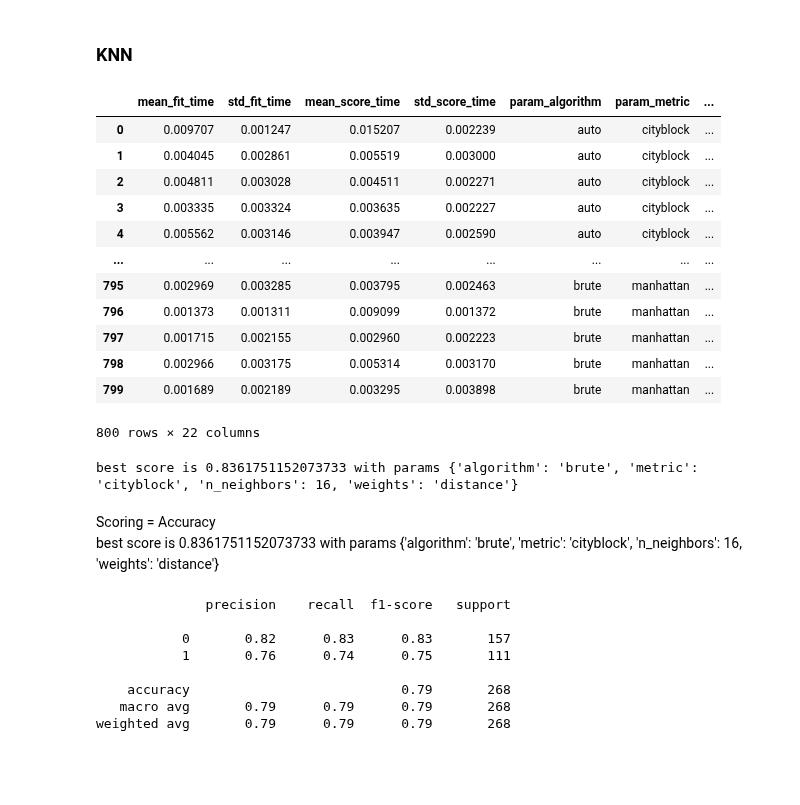
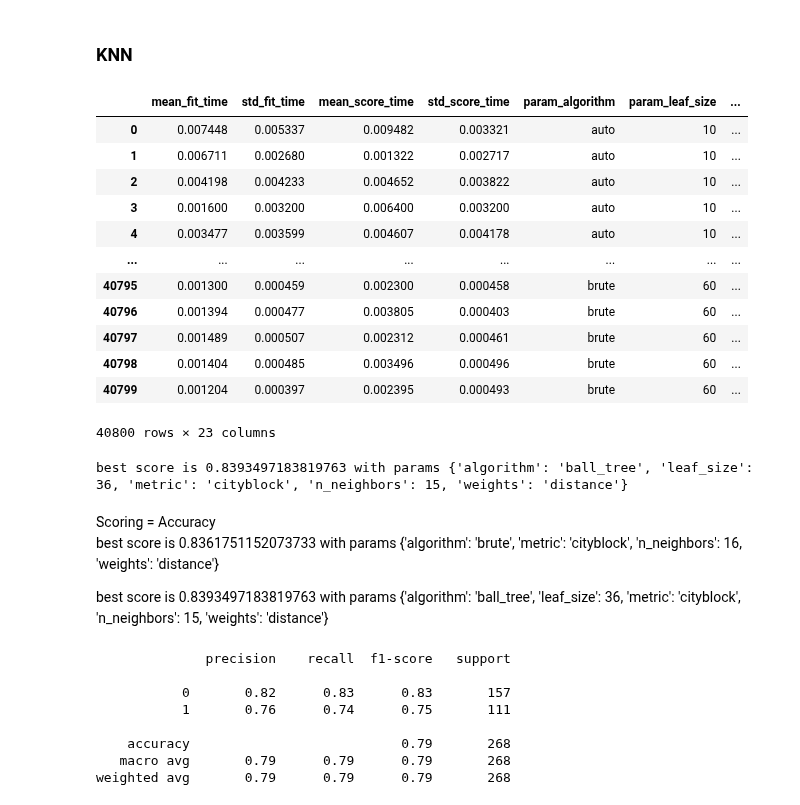
Before and after one commit to mariusjb/dm1-titanic, a Jupyter notebook: codes_chrisi_KNN_DecisionTree.ipynb, the cells around one changed output. Cells and saved outputs as stored; diff of their text form; code cells hidden in the pictures; blank space fills up the shorter version.

```diff
--- a/codes_chrisi_KNN_DecisionTree.ipynb
+++ b/codes_chrisi_KNN_DecisionTree.ipynb
@@ -6,17 +6,35 @@ import pandas as pd
 import matplotlib.pyplot as plt
 import random
 # %%
-# read dataframe
+# read train and test data
 
 from datetime import datetime
 import os
 
-# this should be the last date!!!
-files = sorted([f for f in os.listdir("data") if (f.endswith(".csv") and (f.startswith("preprocessed_2")))], reverse=True)
-latest = files[0]
-df = pd.read_csv(f"data/{latest}")
+# train_data
+train_data_files = sorted([f for f in os.listdir("data") if (f.endswith(".csv") and (f.startswith("train_data_")))], reverse=True)
+latest_train_data = train_data_files[0]
+train_data = pd.read_csv(f"data/{latest_train_data}")
 
 # drop new generated index column
-df.drop(df.columns[0], axis=1, inplace=True)
-df.head()
+train_data.drop(train_data.columns[0], axis=1, inplace=True)
+display(train_data.head())
+
+# split train_data for models
+y_train = train_data['Survived']
+X_train = train_data.drop('Survived', axis=1)
+
+
+# test_data
+test_data_files = sorted([f for f in os.listdir("data") if (f.endswith(".csv") and (f.startswith("test_data_")))], reverse=True)
+latest_test_data = test_data_files[0]
+test_data = pd.read_csv(f"data/{latest_test_data}")
+
+#drop new generated index column
+test_data.drop(test_data.columns[0], axis=1, inplace=True)
+display(test_data.head())
+
+# split test_data for models
+y_test = test_data['Survived']
+X_test = test_data.drop('Survived', axis=1)
 # %% [output]
@@ -32,11 +56,11 @@ from sklearn.model_selection import train_test_split
 from sklearn.metrics import accuracy_score, precision_score, recall_score, f1_score, classification_report
 from sklearn.neighbors import KNeighborsClassifier
 
-# define target variable and drop it in the training set
-y = df["Survived"]
-X = df.drop("Survived", axis=1)
+# # define target variable and drop it in the training set
+# y = df["Survived"]
+# X = df.drop("Survived", axis=1)
 
-X_train, X_test, y_train, y_test = train_test_split(X, y, test_size=0.30, random_state=42, shuffle=True)
+# X_train, X_test, y_train, y_test = train_test_split(X, y, test_size=0.30, random_state=42, shuffle=True)
 # %% [markdown]
 ### KNN
 # %%
@@ -48,52 +72,54 @@ import random
 random.seed(10)
 
 # create an estimator
 knn = KNeighborsClassifier()
 
 # specify the parameter grid
 parameters = {
     'n_neighbors': range(1, 21),
     #'p': range(1,5),
     'weights': ['uniform', 'distance'],
     'metric': ['cityblock', 'euclidean', 'l1', 'l2', 'manhattan'],
-    'algorithm': ['auto', 'ball_tree', 'kd_tree', 'brute']
-    #'leaf_size': range(10,61)
+    'algorithm': ['auto', 'ball_tree', 'kd_tree', 'brute'],
+    'leaf_size': range(10,61)
 
 }
 
 # specify the cross validation
 stratified_10_fold_cv = StratifiedKFold(n_splits=10, shuffle=True, random_state=42)
 
 # create the grid search instance
 grid_search_estimator = GridSearchCV(knn, parameters, scoring='accuracy', cv=stratified_10_fold_cv, return_train_score=False, error_score = 'raise')
 
 # run the grid search
 grid_search_estimator.fit(X_train,y_train)
 
 # print the results of all hyper-parameter combinations
 results = pd.DataFrame(grid_search_estimator.cv_results_)
 display(results)
 
 # print the best parameter setting
 print("best score is {} with params {}".format(grid_search_estimator.best_score_, grid_search_estimator.best_params_))
 # %% [output]
-|  | mean_fit_time | std_fit_time | mean_score_time | std_score_time | param_algorithm | param_metric | ... |
-| 0 | 0.009707 | 0.001247 | 0.015207 | 0.002239 | auto | cityblock | ... |
-| 1 | 0.004045 | 0.002861 | 0.005519 | 0.003000 | auto | cityblock | ... |
-| 2 | 0.004811 | 0.003028 | 0.004511 | 0.002271 | auto | cityblock | ... |
-| 3 | 0.003335 | 0.003324 | 0.003635 | 0.002227 | auto | cityblock | ... |
-| 4 | 0.005562 | 0.003146 | 0.003947 | 0.002590 | auto | cityblock | ... |
+|  | mean_fit_time | std_fit_time | mean_score_time | std_score_time | param_algorithm | param_leaf_size | ... |
+| 0 | 0.007448 | 0.005337 | 0.009482 | 0.003321 | auto | 10 | ... |
+| 1 | 0.006711 | 0.002680 | 0.001322 | 0.002717 | auto | 10 | ... |
+| 2 | 0.004198 | 0.004233 | 0.004652 | 0.003822 | auto | 10 | ... |
+| 3 | 0.001600 | 0.003200 | 0.006400 | 0.003200 | auto | 10 | ... |
+| 4 | 0.003477 | 0.003599 | 0.004607 | 0.004178 | auto | 10 | ... |
 | ... | ... | ... | ... | ... | ... | ... | ... |
-| 795 | 0.002969 | 0.003285 | 0.003795 | 0.002463 | brute | manhattan | ... |
-| 796 | 0.001373 | 0.001311 | 0.009099 | 0.001372 | brute | manhattan | ... |
-| 797 | 0.001715 | 0.002155 | 0.002960 | 0.002223 | brute | manhattan | ... |
-| 798 | 0.002966 | 0.003175 | 0.005314 | 0.003170 | brute | manhattan | ... |
-| 799 | 0.001689 | 0.002189 | 0.003295 | 0.003898 | brute | manhattan | ... |
+| 40795 | 0.001300 | 0.000459 | 0.002300 | 0.000458 | brute | 60 | ... |
+| 40796 | 0.001394 | 0.000477 | 0.003805 | 0.000403 | brute | 60 | ... |
+| 40797 | 0.001489 | 0.000507 | 0.002312 | 0.000461 | brute | 60 | ... |
+| 40798 | 0.001404 | 0.000485 | 0.003496 | 0.000496 | brute | 60 | ... |
+| 40799 | 0.001204 | 0.000397 | 0.002395 | 0.000493 | brute | 60 | ... |
-800 rows × 22 columns
+40800 rows × 23 columns
-best score is 0.8361751152073733 with params {'algorithm': 'brute', 'metric': 'cityblock', 'n_neighbors': 16, 'weights': 'distance'}
+best score is 0.8393497183819763 with params {'algorithm': 'ball_tree', 'leaf_size': 36, 'metric': 'cityblock', 'n_neighbors': 15, 'weights': 'distance'}
 # %% [markdown]
 Scoring = Accuracy
 best score is 0.8361751152073733 with params {'algorithm': 'brute', 'metric': 'cityblock', 'n_neighbors': 16, 'weights': 'distance'}
+
+best score is 0.8393497183819763 with params {'algorithm': 'ball_tree', 'leaf_size': 36, 'metric': 'cityblock', 'n_neighbors': 15, 'weights': 'distance'}
 # %%
 random.seed(10)
 knn = KNeighborsClassifier(n_neighbors=16, algorithm= 'brute', metric='cityblock',  weights='distance')
```
Also changed, not shown: parts of 1 cell of this notebook.
